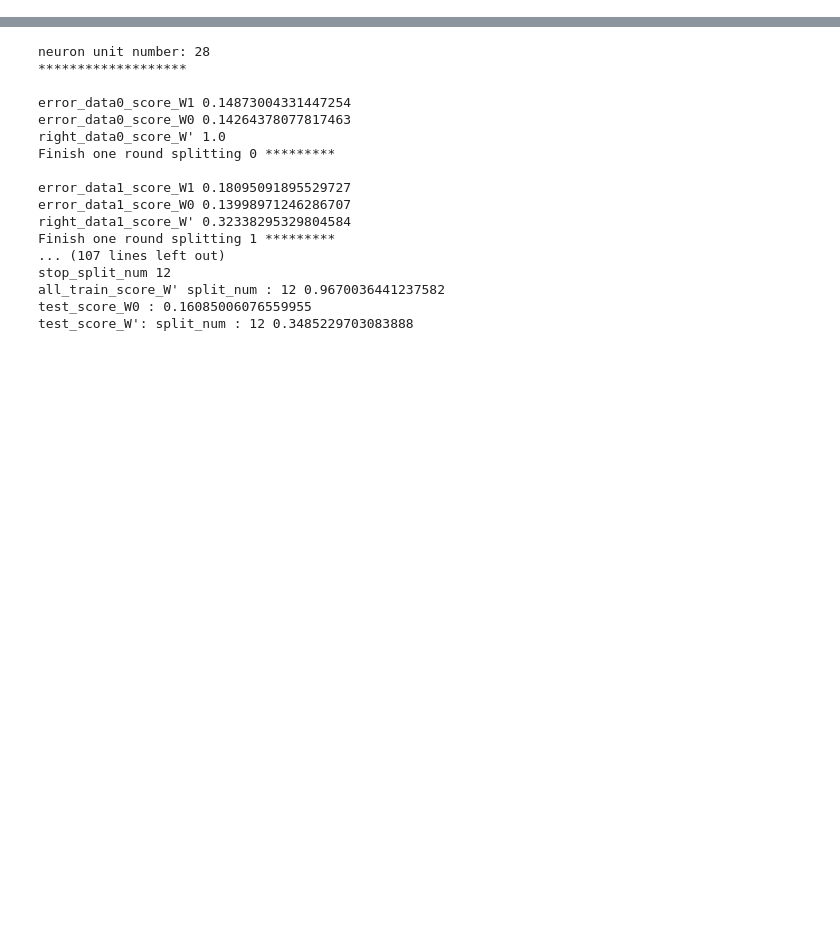
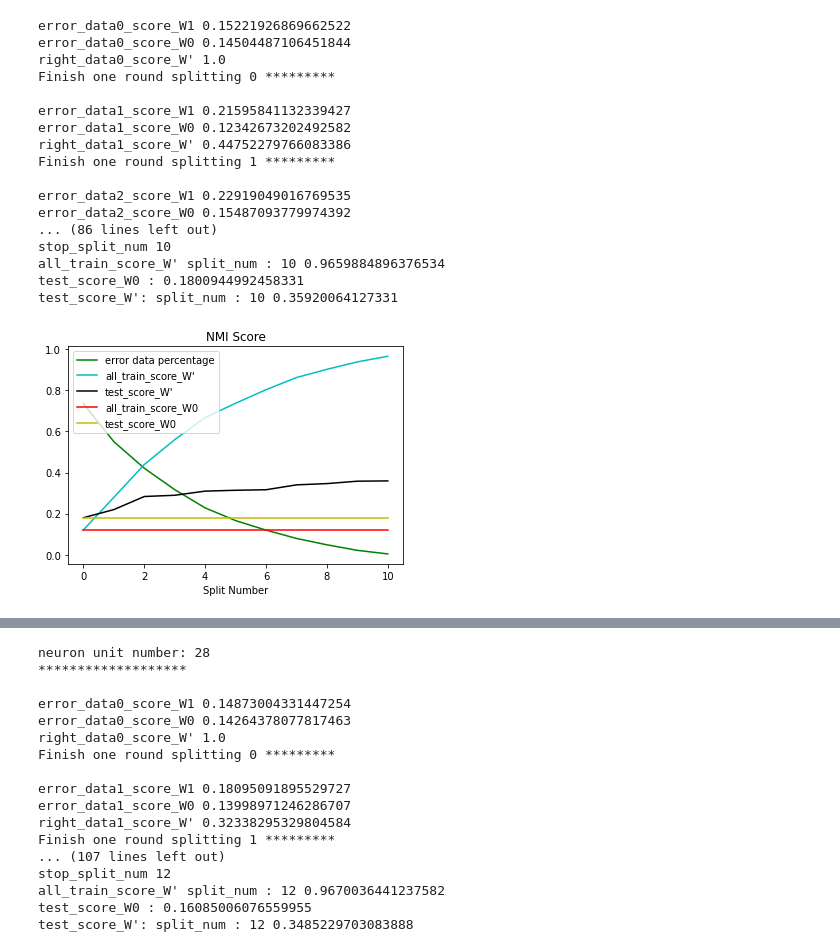
Before and after one commit to foolishfool/JupyterNotebook, a Jupyter notebook: SOM/TDSM_Absenteeism.ipynb, the cells around one changed output, grey strips where cells are left out. Cells and saved outputs as stored; diff of their text form; code cells hidden in the pictures; blank space fills up the shorter version.

```diff
--- a/SOM/TDSM_Absenteeism.ipynb
+++ b/SOM/TDSM_Absenteeism.ipynb
@@ -20,0 +200,30 @@ dataread.initializedataset(csv_training,csv_test,"Reason for absence")
+# %%
+# compare between best cluster no with TDSM NMI
+
+scoretype = 1
+class_num = 28
+dim_num = 20
+best_cluster_no = 43
+
+som = newSom.SOM(m= best_cluster_no, n=  1, dim=dim_num)
+optimize_W = TDSM_SOM.TDSM_SOM(som,dataread.data_train,dataread.data_test,dataread.label_train,dataread.label_test,class_num)
+optimize_W.run(scoretype)
+# %% [output]
+error_data0_score_W1 0.15221926869662522
+error_data0_score_W0 0.14504487106451844
+right_data0_score_W' 1.0
+Finish one round splitting 0 *********
+
+error_data1_score_W1 0.21595841132339427
+error_data1_score_W0 0.12342673202492582
+right_data1_score_W' 0.44752279766083386
+Finish one round splitting 1 *********
+
+error_data2_score_W1 0.22919049016769535
+error_data2_score_W0 0.15487093779974392
+... (86 lines left out)
+stop_split_num 10
+all_train_score_W' split_num : 10 0.9659884896376534
+test_score_W0 : 0.1800944992458331
+test_score_W': split_num : 10 0.35920064127331
+[figure, added]
```
Also changed, not shown: parts of 5 cells of this notebook, 43 other files.
